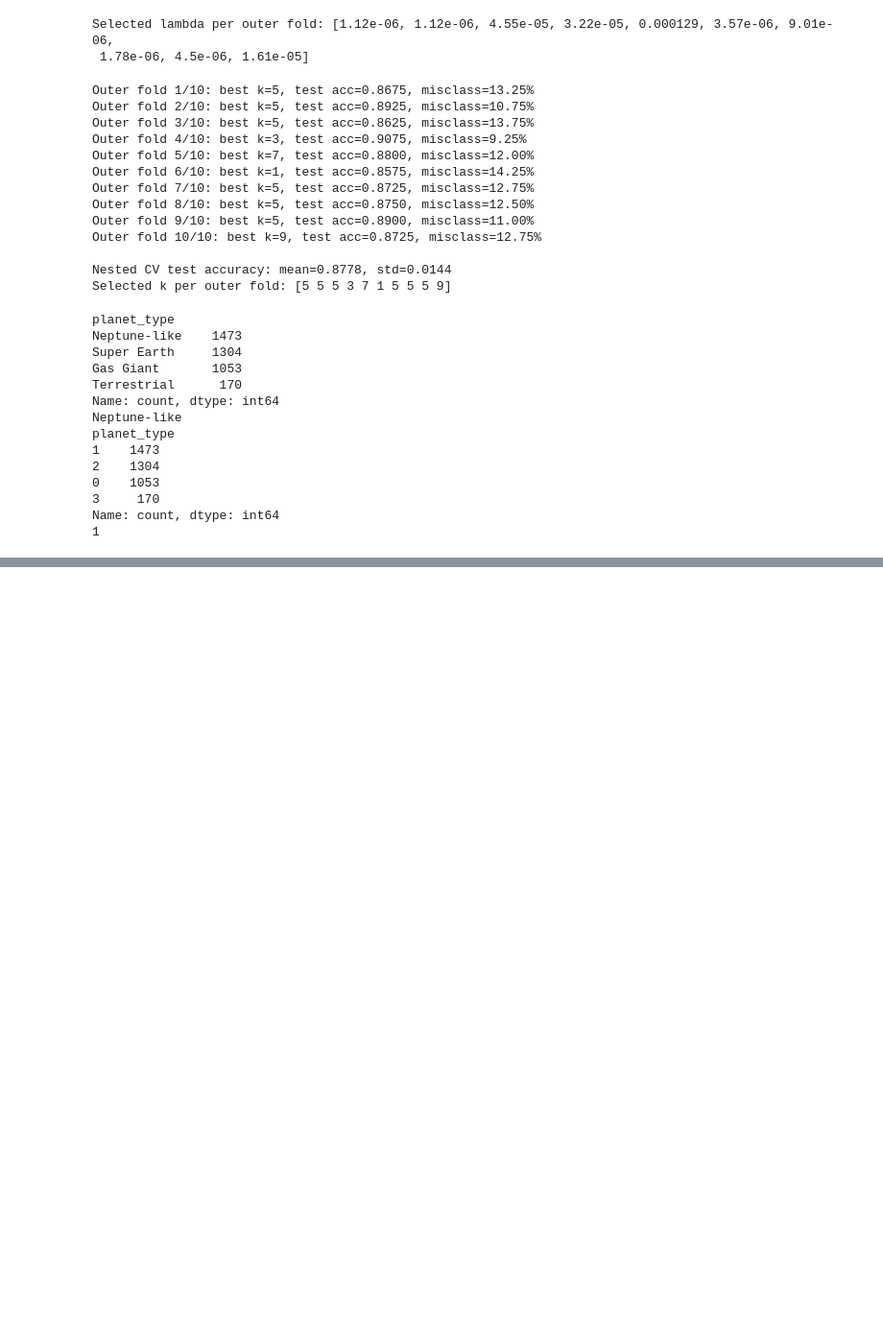
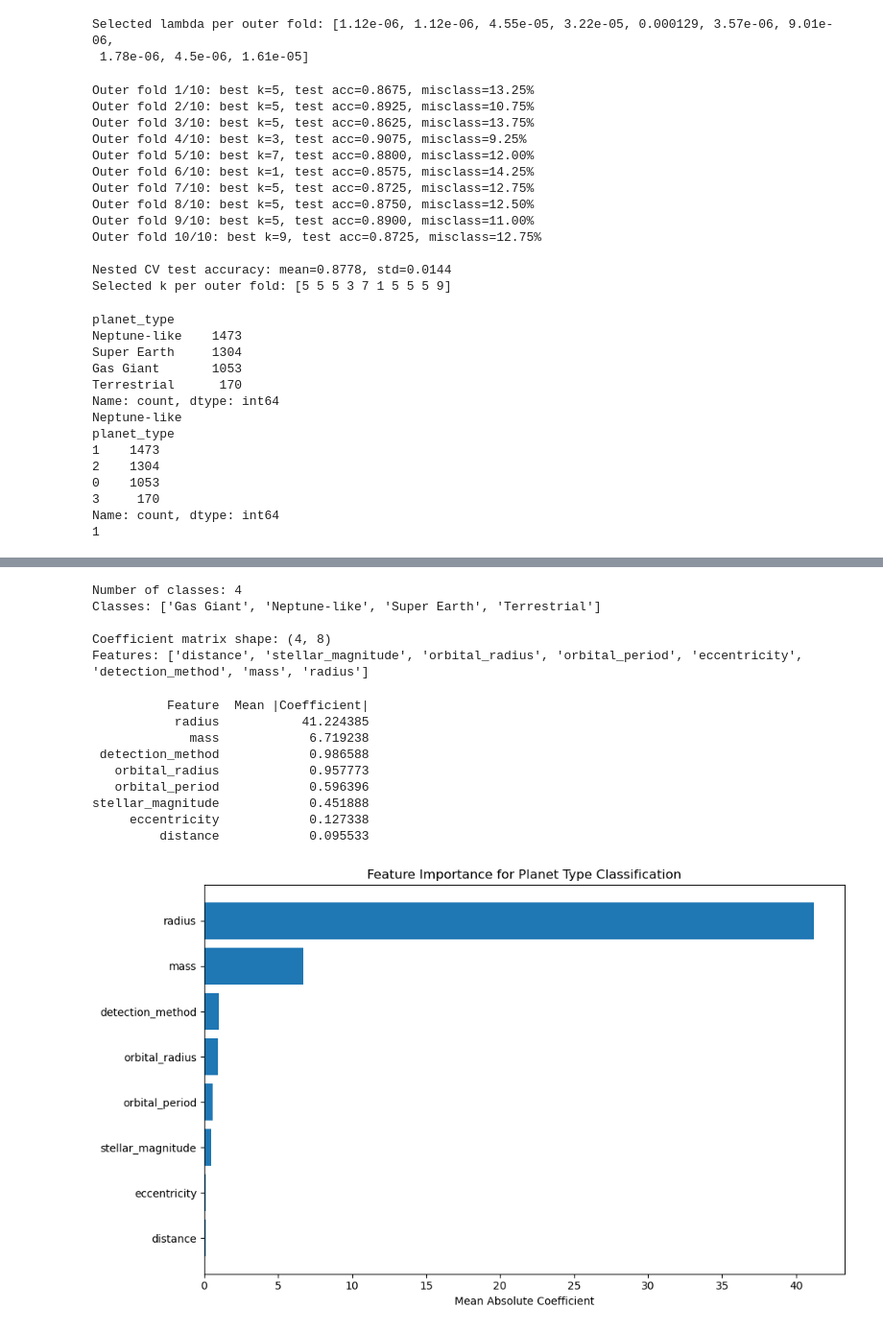
Before and after one commit to lelegod/ml_project, a Jupyter notebook: regression_and_classification.ipynb, the cells around one changed output, grey strips where cells are left out. Shown: that part at 96% size. Saved outputs shown, nothing was run; the diff lists cells and outputs as text; code cells hidden in the pictures; blank space fills up the shorter version.

```diff
--- a/regression_and_classification.ipynb
+++ b/regression_and_classification.ipynb
@@ -587,6 +718,9 @@ for fold_idx, (train_idx, test_idx) in enumerate(outer_cv.split(X, y)):
     misclass_pct = 100.0 * np.mean(y_pred != y_test)
     baseline_misclass[fold_idx] = misclass_pct
 
+    class_y_true.append(y_test)
+    class_y_preds['baseline'].append(y_pred)
+
     print(f"Fold {fold_idx+1}/{K_out}: majority class = {most_freq}, test misclassification = {misclass_pct:.2f}%")
 # %% [output]
 Fold 1/10: majority class = 1, test misclassification = 63.25%
@@ -647,6 +781,8 @@ for fold_idx, (train_idx, test_idx) in enumerate(outer_cv.split(X, y)):
     outer_test_acc[fold_idx] = accuracy_score(y_test, y_test_pred)
     outer_test_misclass[fold_idx] = 100.0 * np.mean(y_test_pred != y_test)
 
+    class_y_preds['logistic_regression'].append(y_test_pred)
+
     print(f"Outer fold {fold_idx+1}/{K_out}: optimal lambda={optimal_lambda:.3g}, test acc={outer_test_acc[fold_idx]:.4f}, misclass={outer_test_misclass[fold_idx]:.2f}%")
 
 print(f"\nNested CV test accuracy: mean={outer_test_acc.mean():.4f}, std={outer_test_acc.std():.4f}")
@@ -764,0 +1055,55 @@ Name: count, dtype: int64
+# %%
+
+# Get feature names
+feature_names = encoded_df.drop(columns=['planet_type', 'discovery_year']).columns.tolist()
+
+# Get class names
+planet_type_cat = df["planet_type"].astype("category")
+class_names = list(planet_type_cat.cat.categories)
+print(f"Number of classes: {len(class_names)}")
+print(f"Classes: {class_names}")
+
+# Get coefficients for each class
+coefficients = final_logistic_model.coef_
+intercepts = final_logistic_model.intercept_
+
+print(f"\nCoefficient matrix shape: {coefficients.shape}")
+print(f"Features: {feature_names}")
+
+# Analyze feature importance across all classes
+# Use mean absolute coefficient as overall importance measure
+feature_importance = np.mean(np.abs(coefficients), axis=0)
+# %% [output]
+Number of classes: 4
+Classes: ['Gas Giant', 'Neptune-like', 'Super Earth', 'Terrestrial']
+
+Coefficient matrix shape: (4, 8)
+Features: ['distance', 'stellar_magnitude', 'orbital_radius', 'orbital_period', 'eccentricity', 'detection_method', 'mass', 'radius']
+# %%
+# Create DataFrame for better visualization
+importance_df = pd.DataFrame({
+    'Feature': feature_names,
+    'Mean |Coefficient|': feature_importance
+}).sort_values('Mean |Coefficient|', ascending=False)
+
+print(importance_df.to_string(index=False))
+
+# Visualize feature importance
+plt.figure(figsize=(10, 6))
+plt.barh(importance_df['Feature'], importance_df['Mean |Coefficient|'])
+plt.xlabel('Mean Absolute Coefficient')
+plt.title('Feature Importance for Planet Type Classification')
+plt.gca().invert_yaxis()
+plt.tight_layout()
+plt.show()
+# %% [output]
+          Feature  Mean |Coefficient|
+           radius           41.224385
+             mass            6.719238
+ detection_method            0.986588
+   orbital_radius            0.957773
+   orbital_period            0.596396
+stellar_magnitude            0.451888
+     eccentricity            0.127338
+         distance            0.095533
+[figure, added]
```
Also changed, not shown: parts of 24 cells of this notebook.
